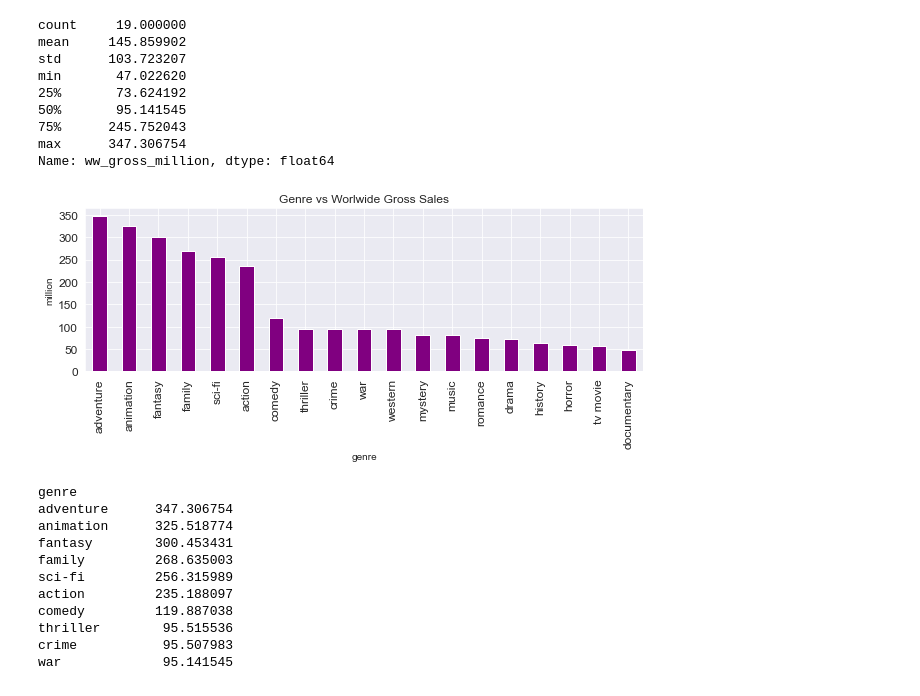
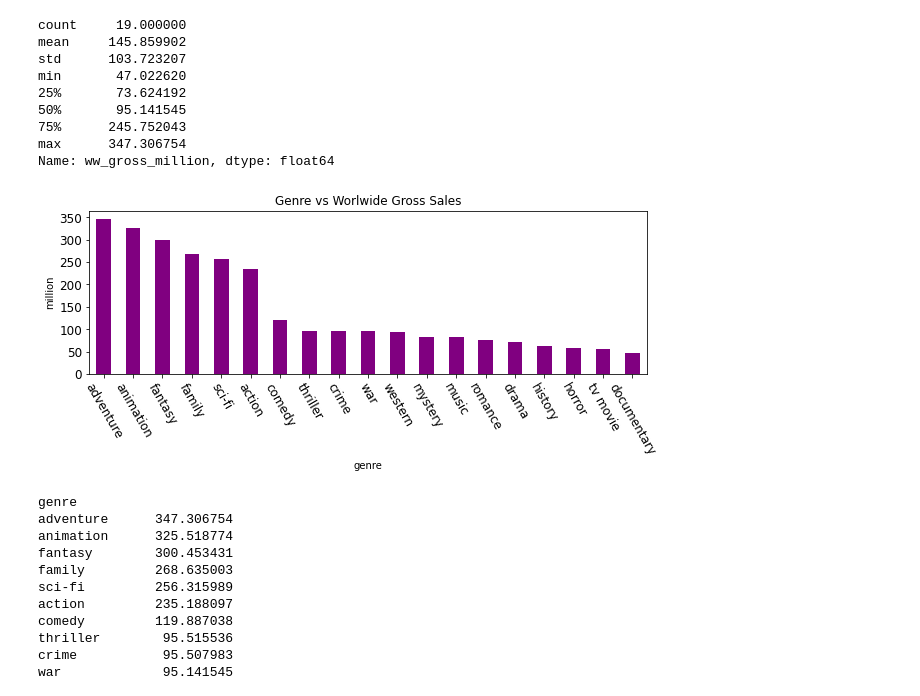
Before and after one commit to nv593/microsoft_movie_analysis, a Jupyter notebook: movie_analysis_project.ipynb, the cells around one changed output. Saved outputs shown, nothing was run; the diff lists cells and outputs as text; code cells hidden in the pictures.

```diff
--- a/movie_analysis_project.ipynb
+++ b/movie_analysis_project.ipynb
@@ -720,10 +729,15 @@ min       47.022620
 max      347.306754
 Name: ww_gross_million, dtype: float64
 # %%
-#scatter plot box plot of genre vs worldwide gross
-genre_ww_gross['ww_gross_million'].plot(figsize=(10,3), kind='bar', title='Genre vs Worlwide Gross Sales', ylabel='million', color='purple', fontsize=12);
+#bar graph of genre vs worldwide gross
+genre_ww_gross['ww_gross_million'].plot(figsize=(10,3), kind='bar', color='purple', fontsize=12)
+plt.title('Genre vs Worlwide Gross Sales')
+plt.xlabel("genre")
+plt.xticks(rotation=-60)
+plt.ylabel("million")
+plt.show()
 # %% [output]
-[figure, old version]
+[figure, new version]
 # %%
 #taking a look at dataframe
 genre_ww_gross['ww_gross_million']
```
Also changed, not shown: parts of 17 cells of this notebook, 3 other files.
